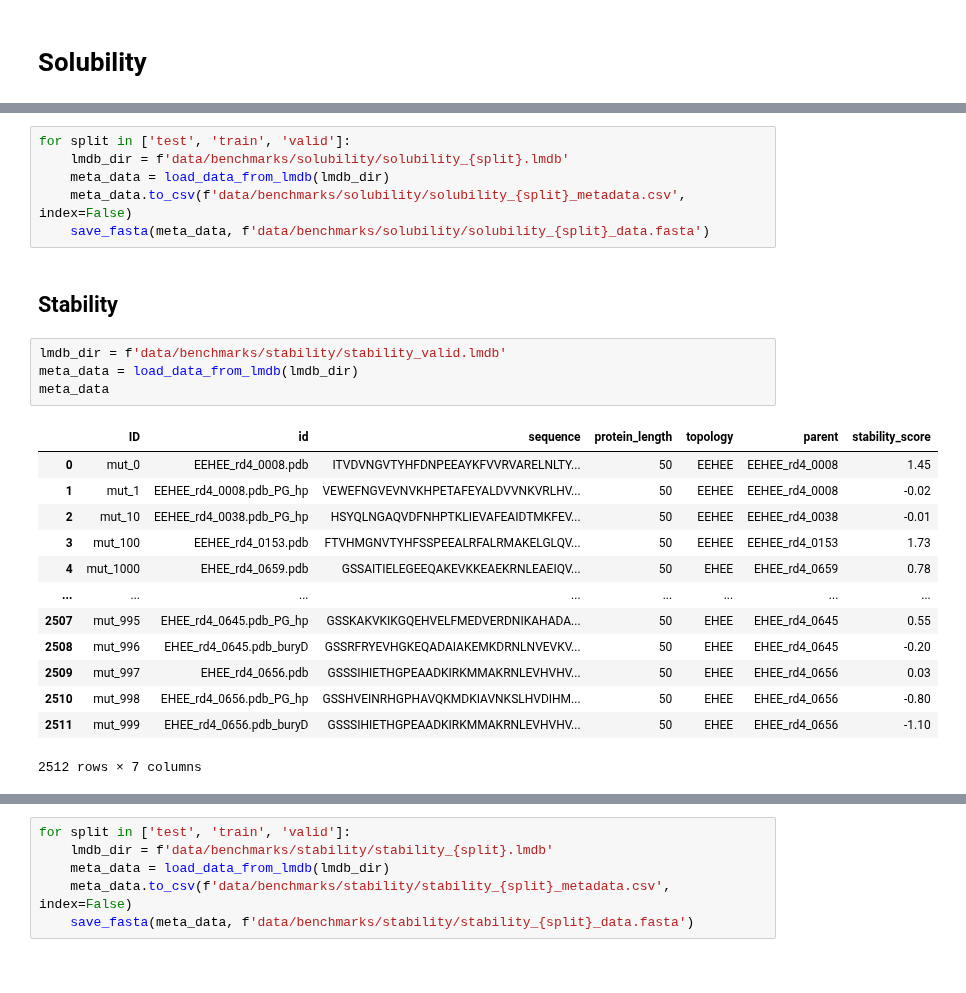
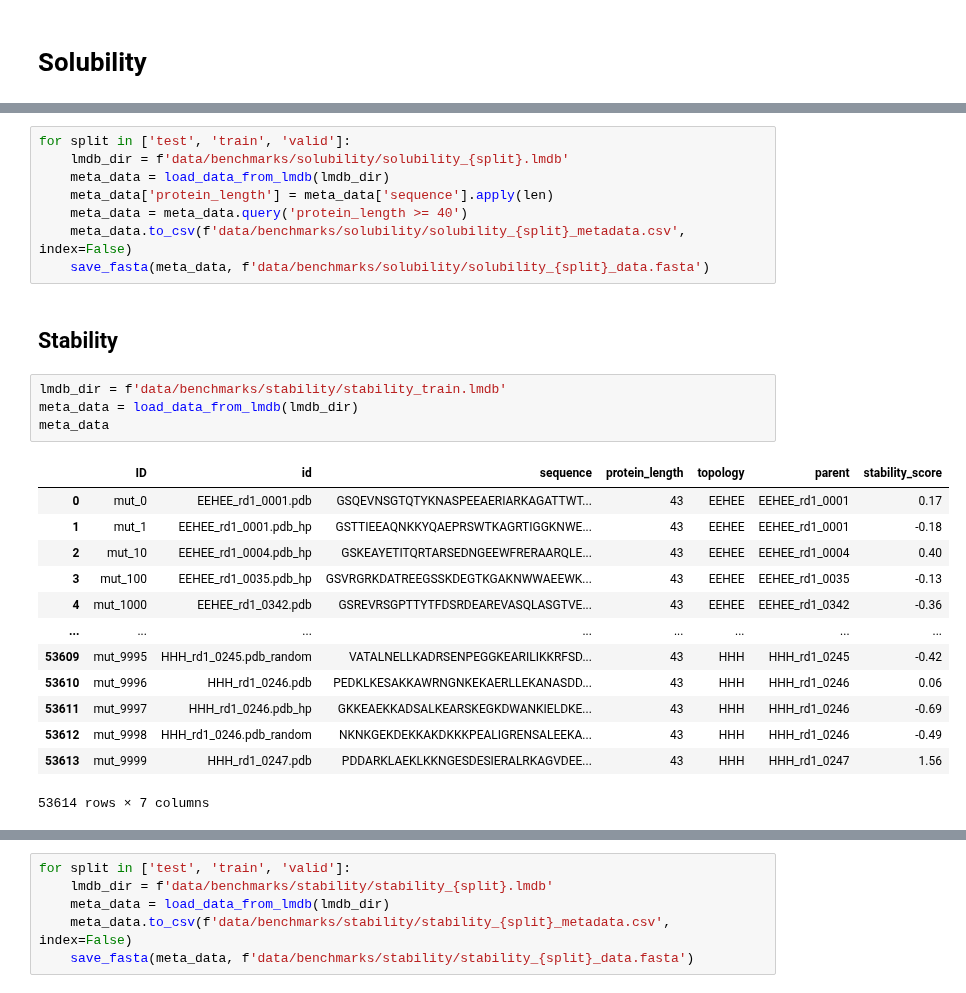
Before and after one commit to ziul-bio/SWAT, a Jupyter notebook: benchmark_datasets.ipynb, the cells around one changed output, grey strips where cells are left out. Cells and saved outputs as stored; diff of their text form.

```diff
--- a/benchmark_datasets.ipynb
+++ b/benchmark_datasets.ipynb
@@ -219,25 +232,27 @@ meta_data
 for split in ['test', 'train', 'valid']:
     lmdb_dir = f'data/benchmarks/solubility/solubility_{split}.lmdb'
     meta_data = load_data_from_lmdb(lmdb_dir)
+    meta_data['protein_length'] = meta_data['sequence'].apply(len)
+    meta_data = meta_data.query('protein_length >= 40')
     meta_data.to_csv(f'data/benchmarks/solubility/solubility_{split}_metadata.csv', index=False)
     save_fasta(meta_data, f'data/benchmarks/solubility/solubility_{split}_data.fasta')
 # %% [markdown]
 ## Stability
 # %%
-lmdb_dir = f'data/benchmarks/stability/stability_valid.lmdb'
+lmdb_dir = f'data/benchmarks/stability/stability_train.lmdb'
 meta_data = load_data_from_lmdb(lmdb_dir)
 meta_data
 # %% [output]
 |  | ID | id | sequence | protein_length | topology | parent | stability_score |
-| 0 | mut_0 | EEHEE_rd4_0008.pdb | ITVDVNGVTYHFDNPEEAYKFVVRVARELNLTY... | 50 | EEHEE | EEHEE_rd4_0008 | 1.45 |
-| 1 | mut_1 | EEHEE_rd4_0008.pdb_PG_hp | VEWEFNGVEVNVKHPETAFEYALDVVNKVRLHV... | 50 | EEHEE | EEHEE_rd4_0008 | -0.02 |
-| 2 | mut_10 | EEHEE_rd4_0038.pdb_PG_hp | HSYQLNGAQVDFNHPTKLIEVAFEAIDTMKFEV... | 50 | EEHEE | EEHEE_rd4_0038 | -0.01 |
-| 3 | mut_100 | EEHEE_rd4_0153.pdb | FTVHMGNVTYHFSSPEEALRFALRMAKELGLQV... | 50 | EEHEE | EEHEE_rd4_0153 | 1.73 |
-| 4 | mut_1000 | EHEE_rd4_0659.pdb | GSSAITIELEGEEQAKEVKKEAEKRNLEAEIQV... | 50 | EHEE | EHEE_rd4_0659 | 0.78 |
+| 0 | mut_0 | EEHEE_rd1_0001.pdb | GSQEVNSGTQTYKNASPEEAERIARKAGATTWT... | 43 | EEHEE | EEHEE_rd1_0001 | 0.17 |
+| 1 | mut_1 | EEHEE_rd1_0001.pdb_hp | GSTTIEEAQNKKYQAEPRSWTKAGRTIGGKNWE... | 43 | EEHEE | EEHEE_rd1_0001 | -0.18 |
+| 2 | mut_10 | EEHEE_rd1_0004.pdb_hp | GSKEAYETITQRTARSEDNGEEWFRERAARQLE... | 43 | EEHEE | EEHEE_rd1_0004 | 0.40 |
+| 3 | mut_100 | EEHEE_rd1_0035.pdb_hp | GSVRGRKDATREEGSSKDEGTKGAKNWWAEEWK... | 43 | EEHEE | EEHEE_rd1_0035 | -0.13 |
+| 4 | mut_1000 | EEHEE_rd1_0342.pdb | GSREVRSGPTTYTFDSRDEAREVASQLASGTVE... | 43 | EEHEE | EEHEE_rd1_0342 | -0.36 |
 | ... | ... | ... | ... | ... | ... | ... | ... |
-| 2507 | mut_995 | EHEE_rd4_0645.pdb_PG_hp | GSSKAKVKIKGQEHVELFMEDVERDNIKAHADA... | 50 | EHEE | EHEE_rd4_0645 | 0.55 |
-| 2508 | mut_996 | EHEE_rd4_0645.pdb_buryD | GSSRFRYEVHGKEQADAIAKEMKDRNLNVEVKV... | 50 | EHEE | EHEE_rd4_0645 | -0.20 |
-| 2509 | mut_997 | EHEE_rd4_0656.pdb | GSSSIHIETHGPEAADKIRKMMAKRNLEVHVHV... | 50 | EHEE | EHEE_rd4_0656 | 0.03 |
-| 2510 | mut_998 | EHEE_rd4_0656.pdb_PG_hp | GSSHVEINRHGPHAVQKMDKIAVNKSLHVDIHM... | 50 | EHEE | EHEE_rd4_0656 | -0.80 |
-| 2511 | mut_999 | EHEE_rd4_0656.pdb_buryD | GSSSIHIETHGPEAADKIRKMMAKRNLEVHVHV... | 50 | EHEE | EHEE_rd4_0656 | -1.10 |
+| 53609 | mut_9995 | HHH_rd1_0245.pdb_random | VATALNELLKADRSENPEGGKEARILIKKRFSD... | 43 | HHH | HHH_rd1_0245 | -0.42 |
+| 53610 | mut_9996 | HHH_rd1_0246.pdb | PEDKLKESAKKAWRNGNKEKAERLLEKANASDD... | 43 | HHH | HHH_rd1_0246 | 0.06 |
+| 53611 | mut_9997 | HHH_rd1_0246.pdb_hp | GKKEAEKKADSALKEARSKEGKDWANKIELDKE... | 43 | HHH | HHH_rd1_0246 | -0.69 |
+| 53612 | mut_9998 | HHH_rd1_0246.pdb_random | NKNKGEKDEKKAKDKKKPEALIGRENSALEEKA... | 43 | HHH | HHH_rd1_0246 | -0.49 |
+| 53613 | mut_9999 | HHH_rd1_0247.pdb | PDDARKLAEKLKKNGESDESIERALRKAGVDEE... | 43 | HHH | HHH_rd1_0247 | 1.56 |
-2512 rows × 7 columns
+53614 rows × 7 columns
```
Also changed, not shown: parts of 3 cells of this notebook.
